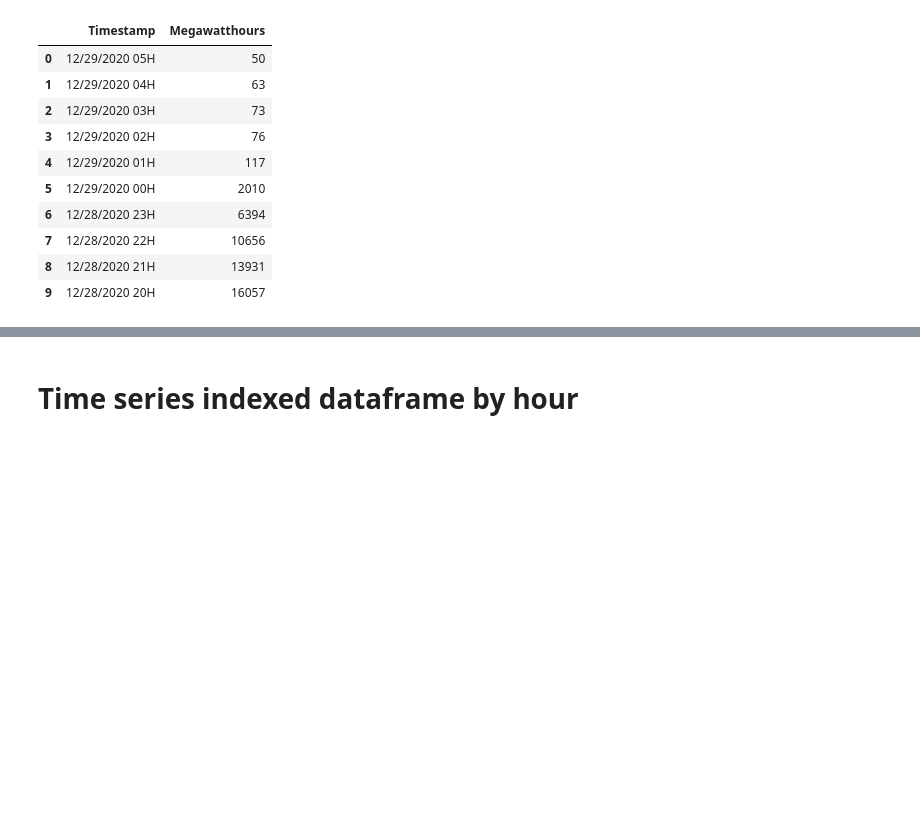
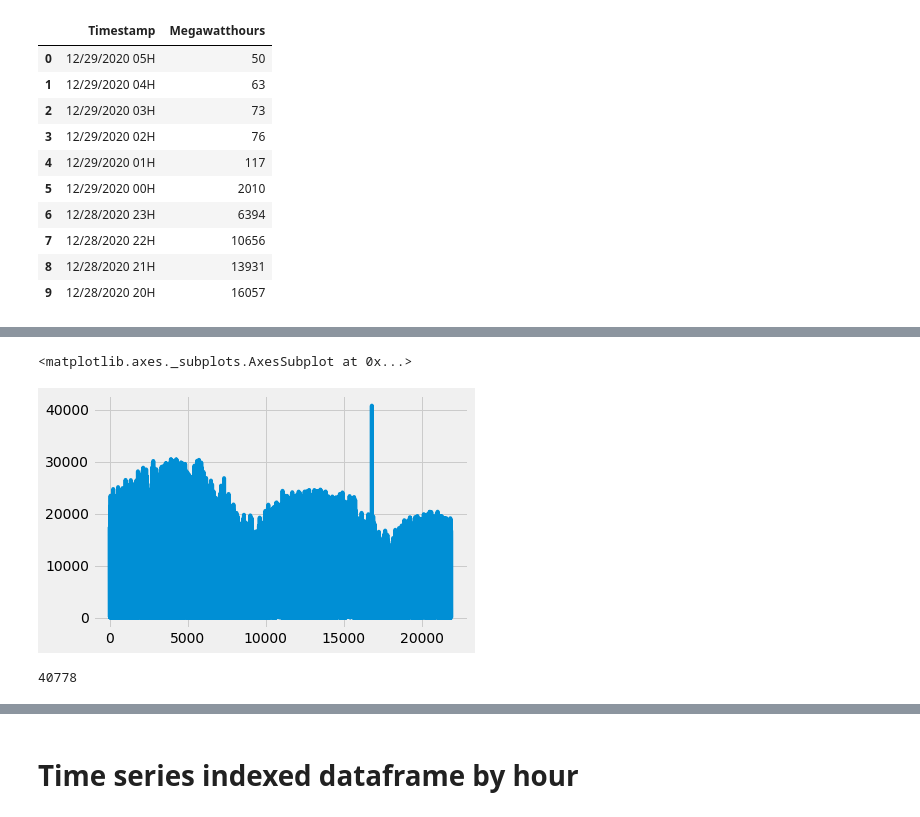
Before and after one commit to MichaelBurak/solar-data-analysis, a Jupyter notebook: solar-perhour-analysis.ipynb, the cells around one changed output, grey strips where cells are left out. Drawn from its saved outputs; the diff is of its cells as text; code cells hidden in the pictures; blank space fills up the shorter version.

```diff
--- a/solar-perhour-analysis.ipynb
+++ b/solar-perhour-analysis.ipynb
@@ -47,0 +75,9 @@ df.head(10)
+# %%
+df['Megawatthours'].plot()
+# %% [output]
+<matplotlib.axes._subplots.AxesSubplot at 0x...>
+[figure, added]
+# %%
+df.loc[::]['Megawatthours'].max()
+# %% [output]
+40778
```
Also changed, not shown: parts of 10 cells of this notebook, 1 other file.
